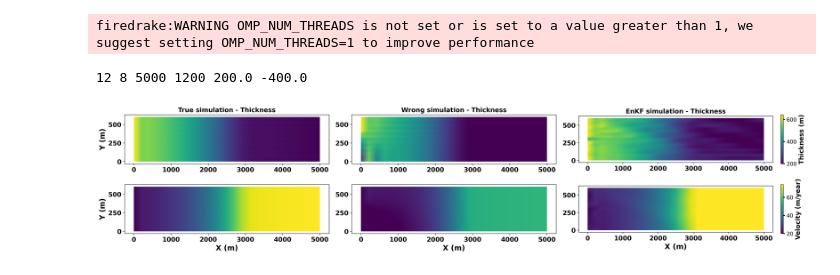
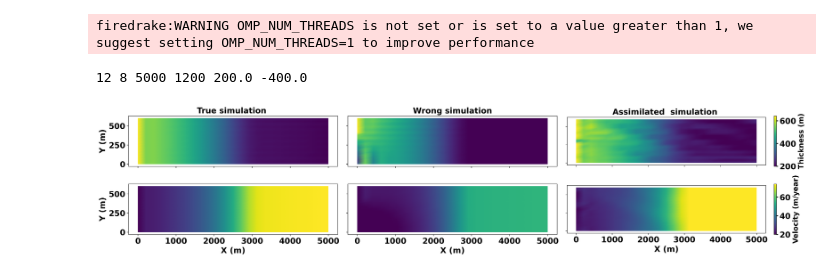
Before and after one commit to ICESEE-project/ICESEE, a Jupyter notebook: applications/icepack_model/examples/synthetic_ice_stream/read_results.ipynb, the cells around one changed output. Drawn from its saved outputs; the diff is of its cells as text; code cells hidden in the pictures.

Commit message:
updates for plotting results

```diff
--- a/applications/icepack_model/examples/synthetic_ice_stream/read_results.ipynb
+++ b/applications/icepack_model/examples/synthetic_ice_stream/read_results.ipynb
@@ -175,7 +175,7 @@ import matplotlib.pyplot as plt
 import numpy as np
 
 # Create a 2x3 subplot grid for 3 simulations (True, Wrong, EnKF), with thickness and velocity
-fig, axes = icepack.plot.subplots(2, 3, figsize=(22, 5), dpi=300)
+fig, axes = icepack.plot.subplots(2, 3, figsize=(22.5, 5.2), dpi=300)
 
 step = nt-1
 
@@ -208,7 +208,7 @@ u_max = u_true_mag.max()
 # True simulation - Thickness
 colors = firedrake.tripcolor(hhtrue, axes=axes[0][0], vmin=h_min, vmax=h_max)
 # fig.colorbar(colors, ax=axes[0][0], fraction=0.012, pad=0.04, label="Thickness (m)")
-axes[0][0].set_title("True simulation - Thickness", fontsize=14, fontweight='bold')
+axes[0][0].set_title("True simulation ", fontsize=18, fontweight='bold')
 
 # True simulation - Velocity
 colors = firedrake.tripcolor(uutrue, axes=axes[1][0], vmin=u_min, vmax=u_max)
@@ -217,47 +217,60 @@ colors = firedrake.tripcolor(uutrue, axes=axes[1][0], vmin=u_min, vmax=u_max)
 # Wrong simulation - Thickness
 colors = firedrake.tripcolor(hhnurge, axes=axes[0][1], vmin=h_min, vmax=h_max)
 # fig.colorbar(colors, ax=axes[0][1], fraction=0.012, pad=0.04, label="Thickness (m)")
-axes[0][1].set_title("Wrong simulation - Thickness", fontsize=14, fontweight='bold')
+axes[0][1].set_title("Wrong simulation", fontsize=18, fontweight='bold')
 
 
 # Wrong simulation - Velocity
 colors = firedrake.tripcolor(uunurge, axes=axes[1][1], vmin=u_min, vmax=u_max)
 # fig.colorbar(colors, ax=axes[1][1], fraction=0.012, pad=0.04, label="Velocity (m/year)")
 
 # EnKF simulation - Thickness
 colors = firedrake.tripcolor(hhenkf, axes=axes[0][2],  vmin=h_min, vmax=h_max)
 cbar = fig.colorbar(colors, ax=axes[0][2], fraction=0.012, pad=0.04, label="Thickness (m)")
-cbar.set_label("Thickness (m)", fontsize=14, fontweight='bold')
+cbar.set_label("Thickness (m)", fontsize=16, fontweight='bold')
 cbar.ax.yaxis.set_tick_params(labelsize=12, width=2)
-axes[0][2].set_title("EnKF simulation - Thickness", fontsize=14, fontweight='bold')
+axes[0][2].set_title("Assimilated  simulation ", fontsize=18, fontweight='bold')
+for label in cbar.ax.yaxis.get_ticklabels():
+    label.set_fontweight('bold')
+    label.set_fontsize(18)
 
 
 # EnKF simulation - Velocity
 colors = firedrake.tripcolor(uuenkf, axes=axes[1][2], vmin=u_min, vmax=u_max)
 cbar = fig.colorbar(colors, ax=axes[1][2], fraction=0.012, pad=0.04, label="Velocity (m/year)")
-cbar.set_label("Velocity (m/year)", fontsize=14, fontweight='bold')
+cbar.set_label("Velocity (m/year)", fontsize=16, fontweight='bold')
 cbar.ax.yaxis.set_tick_params(labelsize=12, width=2)
+for label in cbar.ax.yaxis.get_ticklabels():
+    label.set_fontweight('bold')
+    label.set_fontsize(18)
 
 for ax in axes.flatten():
     # ax.grid(True, linestyle="--", alpha=0.6)
-    ax.set_xticklabels([int(tick) for tick in ax.get_xticks()], fontweight='bold', fontsize=14)
-    ax.set_yticklabels([int(tick) for tick in ax.get_yticks()], fontweight='bold', fontsize=14)
+    ax.set_xticklabels([int(tick) for tick in ax.get_xticks()], fontweight='bold', fontsize=18)
+    ax.set_yticklabels([int(tick) for tick in ax.get_yticks()], fontweight='bold', fontsize=18)
     if ax in [axes[0][0], axes[1][0]]:
-        # ax.set_xlabel("X (m)", fontsize=12, fontweight='bold')
-        ax.set_ylabel("Y (m)", fontsize=16, fontweight='bold')
+        # ax.set_xticks([])
+        ax.set_ylabel("Y (m)", fontsize=18, fontweight='bold')
         # ax.set_yticklabels([int(tick) for tick in ax.get_yticks()], fontweight='bold', fontsize=14)
     if ax in [axes[1][0], axes[1][1], axes[1][2]]:
-        ax.set_xlabel("X (m)", fontsize=16, fontweight='bold')
+        ax.set_xlabel("X (m)", fontsize=18, fontweight='bold')
         # ax.set_xticklabels([int(tick) for tick in ax.get_xticks()], fontweight='bold', fontsize=14)
+
+    # remove yticklabels for right plots and xticklabels for top plots
+    if ax not in [axes[0][0], axes[1][0]]:
+        ax.set_yticklabels([])
+
+    if ax not in [axes[1][0], axes[1][1], axes[1][2]]:
+        ax.set_xticklabels([])
 
 plt.xticks(fontweight='bold')
 plt.yticks(fontweight='bold')
 
 
 plt.tight_layout()
 plt.savefig(f"hu_snapshot_{profile_flag}_s.png", bbox_inches='tight', dpi=300)
 # %% [output]
-[figure, old version]
+[figure, new version]
 # %%
 from firedrake import div
 import copy
```
